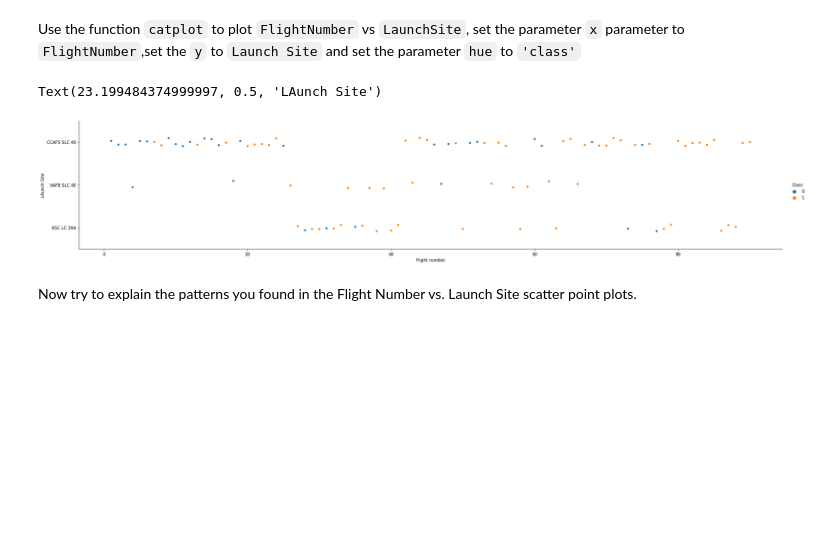
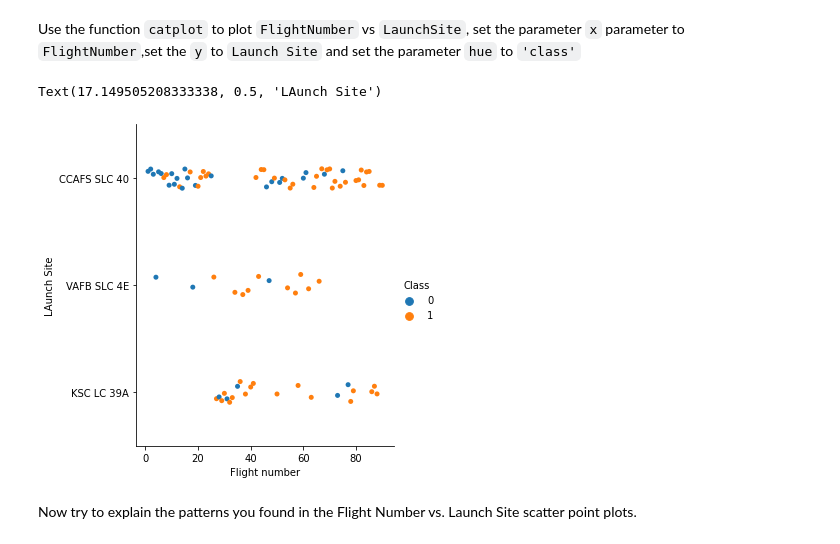
Before and after one commit to msalshaikh/IBM_DS_CP, a Jupyter notebook: EDA with Visualization.ipynb, the cells around one changed output. Saved outputs shown, nothing was run; the diff lists cells and outputs as text; code cells hidden in the pictures; blank space fills up the shorter version.

```diff
--- a/EDA with Visualization.ipynb
+++ b/EDA with Visualization.ipynb
@@ -86,12 +86,12 @@ Next, let's drill down to each site visualize its detailed launch records.
 Use the function <code>catplot</code> to plot <code>FlightNumber</code> vs <code>LaunchSite</code>, set the  parameter <code>x</code>  parameter to <code>FlightNumber</code>,set the  <code>y</code> to <code>Launch Site</code> and set the parameter <code>hue</code> to <code>'class'</code>
 # %%
 # Plot a scatter point chart with x axis to be Flight Number and y axis to be the launch site, and hue to be the class value
-sns.catplot(x='FlightNumber',y='LaunchSite',hue='Class',data=df,aspect= 5)
+sns.catplot(x='FlightNumber',y='LaunchSite',hue='Class',data=df)
 plt.xlabel('Flight number')
 plt.ylabel('LAunch Site')
 # %% [output]
-Text(23.199484374999997, 0.5, 'LAunch Site')
+Text(17.149505208333338, 0.5, 'LAunch Site')
-[figure, old version]
+[figure, new version]
 # %% [markdown]
 Now try to explain the patterns you found in the Flight Number vs. Launch Site scatter point plots.
 # %% [markdown]
```
Also changed, not shown: parts of 4 cells of this notebook.
